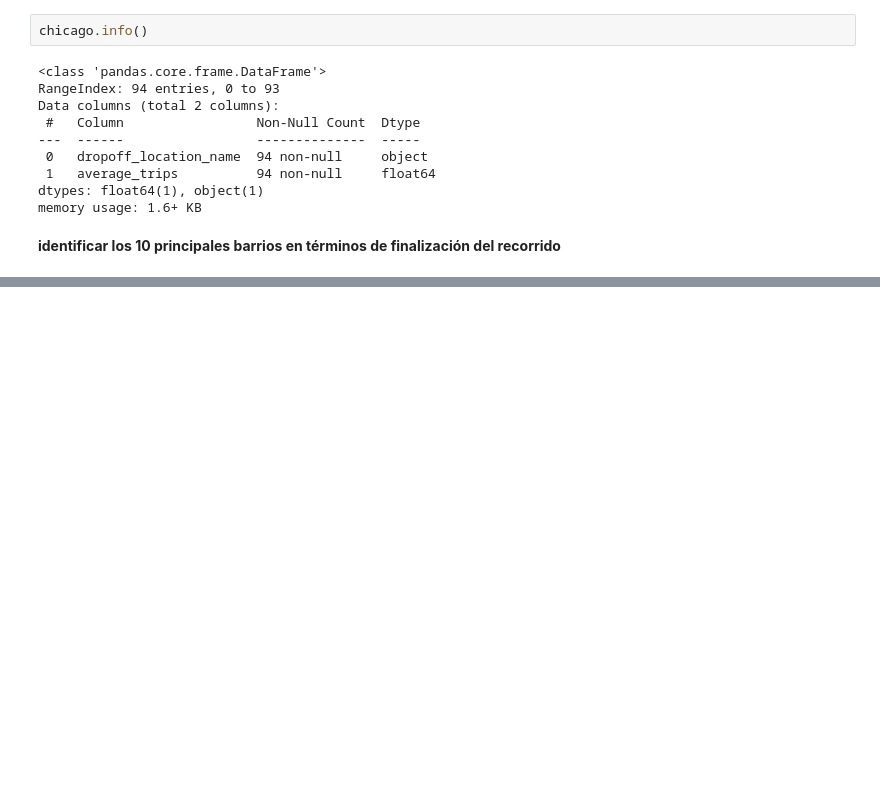
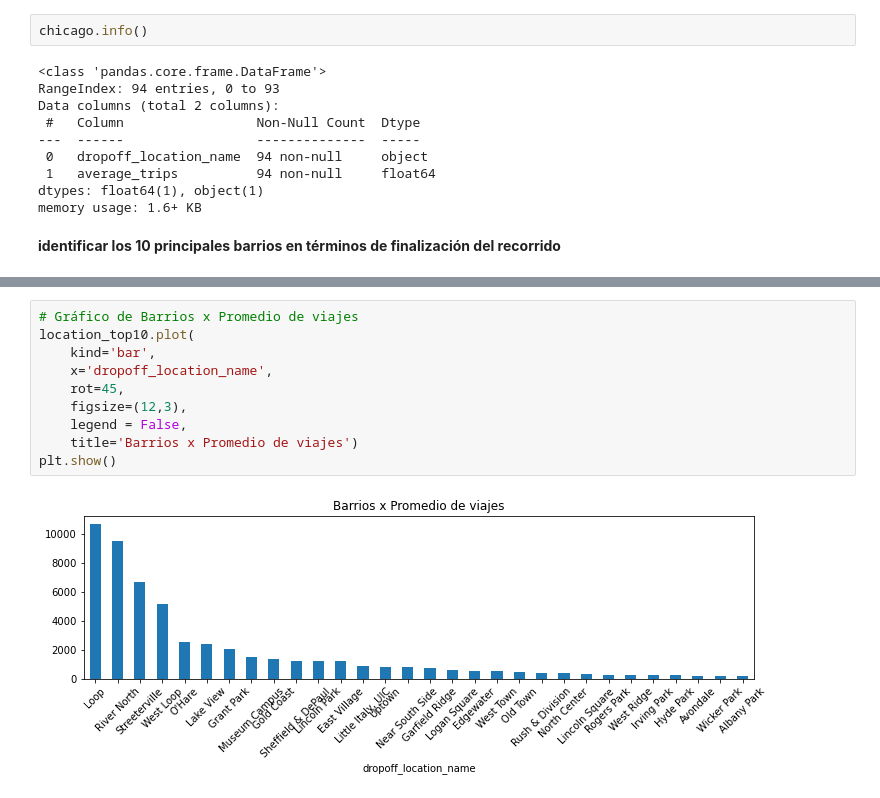
Before and after one commit to latostadorano/tt_s8_taxis, a Jupyter notebook: taxis.ipynb, the cells around one changed output, grey strips where cells are left out. Drawn from its saved outputs; the diff is of its cells as text; blank space fills up the shorter version.

```diff
--- a/taxis.ipynb
+++ b/taxis.ipynb
@@ -122,0 +122,12 @@ top_10_list
+# %%
+# Gráfico de Barrios x Promedio de viajes
+location_top10.plot(
+    kind='bar',
+    x='dropoff_location_name',
+    rot=45,
+    figsize=(12,3),
+    legend = False,
+    title='Barrios x Promedio de viajes')
+plt.show()
+# %% [output]
+[figure, added]
```
Also changed, not shown: parts of 12 cells of this notebook.
